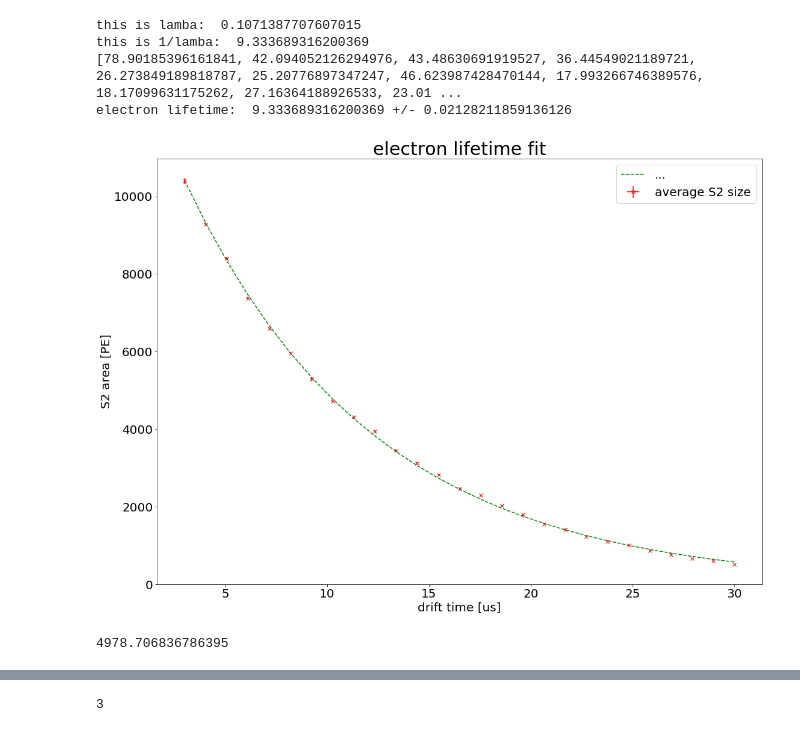
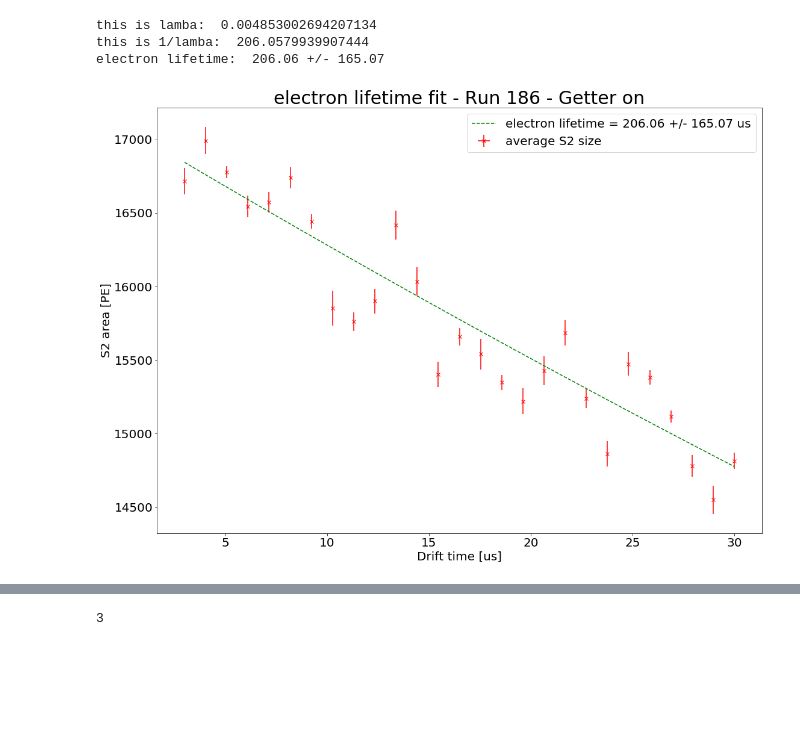
Before and after one commit to AG-Schumann/xebra_scripts, a Jupyter notebook: strax_analysis/Drift_time_analysis.ipynb, the cells around one changed output, grey strips where cells are left out. Saved outputs shown, nothing was run; the diff lists cells and outputs as text; code cells hidden in the pictures; blank space fills up the shorter version.

```diff
--- a/strax_analysis/Drift_time_analysis.ipynb
+++ b/strax_analysis/Drift_time_analysis.ipynb
@@ -12,7 +12,7 @@ import strax
 import straxbra
 # %%
 ctx = straxbra.XebraContext()
-run = '00226'
+run = '00186'
 # peaks_data_xebra = ctx.get_array(run, 'peaks')
 # ncomp = ctx.get_array(run, 'n_competing')
 event_basics = ctx.get_array(run, 'event_basics')
@@ -96,8 +82,6 @@ ycenter = ((yedges[:-1]+yedges[1:])/2)
 # print(ycenter)
 # %%
 fig, ax = plt.subplots(figsize=(18,13))
-#plt.scatter(ycenter, counts[30], c = 'r', marker = 'x')
-
 fit_range= np.linspace(10,30000,1000)
 
 def single_gaus(x, h, mu, sigma):
@@ -105,8 +89,6 @@ def single_gaus(x, h, mu, sigma):
     gaus = h * np.exp(-(np.log(x)-mu)**2         /(2*sigma**2))
     return gaus
 p0 = [60,8,8]
-# bin_mask = bincenters[20:]
-# n_mask = n[20:]
 mu_list = []
 mu_error_list = []
 # popt, pcov = curve_fit(single_gaus, ycenter, counts[27], p0)
@@ -118,30 +100,15 @@ ax.set_xlabel('S2 area [PE]', fontsize = 20)
 ax.set_ylabel('counts[#]', fontsize = 20)
 for i in range(3,30):
     popt, pcov = curve_fit(single_gaus, ycenter, counts[i], p0)
-    #plt.scatter(ycenter, counts[i], c = 'r', marker = 'x')
     plt.plot(fit_range, single_gaus(fit_range, *popt))
-    value = np.exp(popt[1])
+    #value = np.exp(popt[1])
+    value = np.exp(popt[1]+((popt[2]**2)/2))
     mu_list.append(value)
     perr = np.sqrt(np.diag(pcov))
     error_ln_mu = perr[1]
     error_mu = np.exp(popt[1])*error_ln_mu
     mu_error_list.append(error_mu)
 
-print(mu_list)
-print(mu_error_list)
 
-# print(popt)
-# print( np.exp(popt[1]))
-# print(np.exp(perr[1]))
-# mu = (np.exp(popt[1]))
-# perr = np.sqrt(np.diag(pcov))
-# error_ln_mu = perr[1]
-# error_mu = np.exp(popt[1])*error_ln_mu
-# # print(popt)
-# # print(perr)
-# print('mu = ', mu, '+/- ', error_mu )
-# plt.plot(bincenters,single_gaus(bincenters,*popt))
-# popt, pcov = curve_fit(single_gaus, bin_mask, n_mask, p0,  sigma=np.maximum(np.sqrt(n_mask), np.ones_like(n_mask)))
-# plt.plot(bin_mask,single_gaus(bin_mask,*popt))
 plt.show()
 # %% [output]
@@ -157,50 +126,46 @@ def expo(x, a, b):
 fig, ax =plt.subplots(figsize = (18,13))
 p0=  [10000,0.1]
 x = np.linspace(3,30,27)
 y_values = mu_list
 y_error = mu_error_list
-
 SIZE = 20
 EXTRA_SIZE = 30
 
 plt.rc('font', size=SIZE)          # controls default text sizes
 plt.rc('axes', titlesize=EXTRA_SIZE)     # fontsize of the axes title
 plt.rc('axes', labelsize=SIZE)    # fontsize of the x and y labels
 plt.rc('xtick', labelsize=SIZE)    # fontsize of the tick labels
 plt.rc('ytick', labelsize=SIZE)    # fontsize of the tick labels
 plt.rc('legend', fontsize=SIZE)    # legend fontsize
 plt.rc('figure', titlesize=SIZE)
 
 popt, pcov = curve_fit(expo, x, y_values, sigma=y_error, p0=p0, absolute_sigma=True, maxfev= 10000)
+# lifetime = 1/popt[1]
+# lifetime_error = (1/(popt[1]**2))*perr[1]
+lifetime = "%.2f" % (1/popt[1])
+lifetime_error = "%.2f" % ((1/(popt[1]**2))*perr[1])
+
 plt.errorbar(x, y_values, yerr=y_error, xerr=0, fmt = 'rx', label = 'average S2 size' )
 
 print('this is lamba: ', popt[1])
 print('this is 1/lamba: ', 1/popt[1] )
-plt.plot(x, expo(x, *popt), 'g--', label = '...')
-print(y_error)
+plt.plot(x, expo(x, *popt), 'g--', label = 'electron lifetime = '+str(lifetime)+ ' +/- '+str(lifetime_error)+' us')
+# print(y_error)
 
-perr = np.sqrt(np.diag(pcov))
+
 #ax.set_ylim([130,250])
-ax.set_title('electron lifetime fit')
-ax.set_xlabel('drift time [us]')
+ax.set_title('electron lifetime fit - Run '+run[2:]+' - Getter on')
+ax.set_xlabel('Drift time [us]')
 ax.set_ylabel('S2 area [PE]')
 
-lifetime = 1/popt[1]
-lifetime_error = (1/(popt[1]**2))*perr[1]
+
 print('electron lifetime: ', lifetime, '+/-', lifetime_error)
 # print(perr)
 plt.legend(prop={'size': 20})
 plt.show()
 # %% [output]
-this is lamba:  0.1071387707607015
-this is 1/lamba:  9.333689316200369
-[78.90185396161841, 42.094052126294976, 43.48630691919527, 36.44549021189721, 26.273849189818787, 25.20776897347247, 46.623987428470144, 17.993266746389576, 18.17099631175262, 27.16364188926533, 23.01 ...
-electron lifetime:  9.333689316200369 +/- 0.02128211859136126
+this is lamba:  0.004853002694207134
+this is 1/lamba:  206.0579939907444
+electron lifetime:  206.06 +/- 165.07
-[figure, old version]
+[figure, new version]
-# %%
-def expo(x, a, b):
-    return a*np.exp(-b*x)
-expo(3,100000,1)
-# %% [output]
-4978.706836786395
 # %%
```
Also changed, not shown: parts of 18 cells of this notebook, 1 other file.
